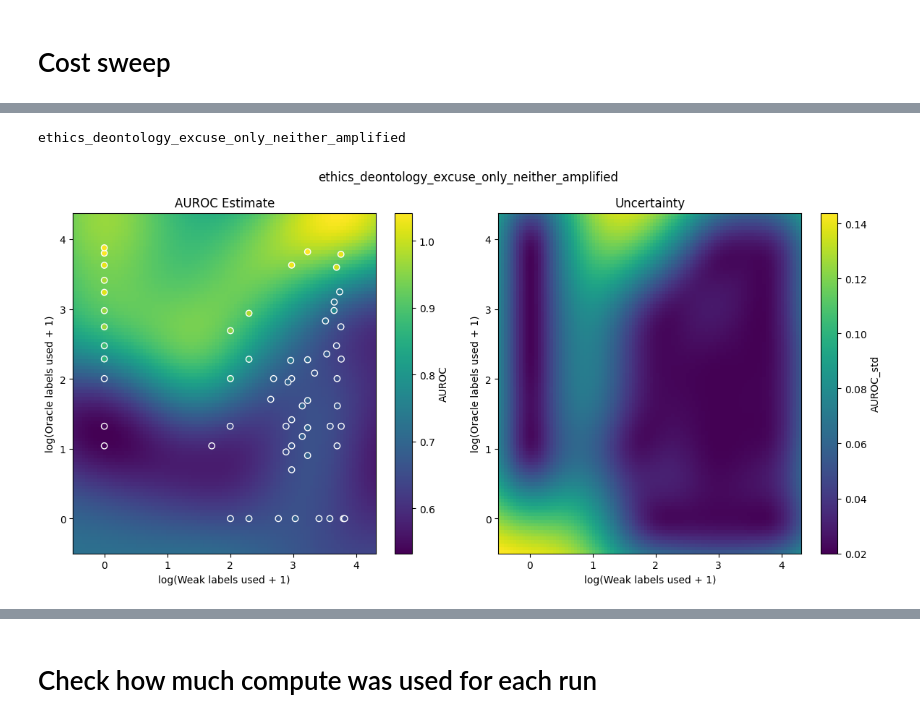
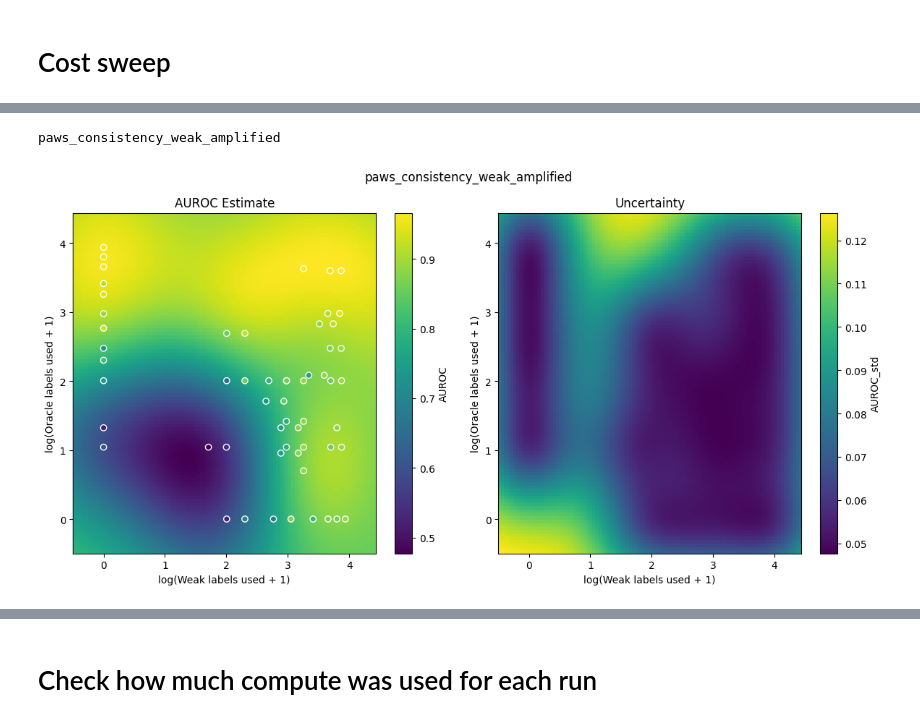
Before and after one commit to EleutherAI/scalable-elicitation, a Jupyter notebook: analysis.ipynb, the cells around one changed output, grey strips where cells are left out. Drawn from its saved outputs; the diff is of its cells as text; code cells hidden in the pictures.

```diff
--- a/analysis.ipynb
+++ b/analysis.ipynb
@@ -189,35 +0,0 @@ KeyError: 'num_oracle'
-# %%
-import pandas as pd
-import json
-from pathlib import Path
-from collections import defaultdict
-
-root = Path("/mnt/ssd-1/alexm/w2s/results/amazon_polarity_title_only/")
-globs = ["am_title_online_sampling_s1_*", "am_title_temp0.25_s3_*", "am_title_temp0.7_s3_*", "am_title_debug_*", "am_title_newseed_*", "am_title_newseed2_*", "am_title_online_sampling_s2_*", "am_title_online_sampling_s2_*1"] #"am_title_one_epoch_*"]
-
-def remove_large_entries(r):
-    r = r.copy()
-    for k in {"weak_soft_labels", "ids", "oracle_ids", "calibrated_logodds", "gt_soft_labels"}:
-        if k in r:
-            del r[k]
-    return r
-
-
-datas = []
-for glob in globs:
-    subdirs = root.glob(glob)
-
-    for subdir in subdirs:
-        try:
-            data = remove_large_entries(json.load((subdir / "results.json").open()))
-            cfg = json.load((subdir / "config.json").open())
-            data.update(cfg)
-            data["cfg"] = cfg
-            data.update({"method": subdir.name})
-            print(subdir)
-        except FileNotFoundError:
-            print(f"missing {subdir}")
-            continue
-
-        datas.append(data)
-df = pd.DataFrame(datas)
@@ -257,6 +0,0 @@ plt.tight_layout()
-# %%
-sorted_df = df.sort_values("auroc", ascending=False)
-for i, row in sorted_df.iloc[:5].iterrows():
-    print(row["name"], row["auroc"])
-    # cfg_str = json.dumps(row["cfg"], indent=2)
-    # print(cfg_str, "\n\n\n\n\n\n")
@@ -589,7 +244,8 @@ import matplotlib.pyplot as plt
 from sklearn.gaussian_process import GaussianProcessRegressor
 from sklearn.gaussian_process.kernels import RBF, WhiteKernel
 
-ds_name = np.random.choice(df["ds_name"].unique())
+ds_name = "paws_consistency_weak_amplified"
+# ds_name = np.random.choice(df["ds_name"].unique())
 print(ds_name)
 # sweep_name = np.random.choice(["seq_sft", "salience_cfg0"])
 # plot_df = df[(df["ds_name"] == ds_name) & (df["sweep_name"] == sweep_name)]
@@ -616,35 +272,35 @@ gp.fit(X, y)
 x_range = np.linspace(X[:, 0].min() - 0.5, X[:, 0].max() + 0.5, 100)
 y_range = np.linspace(X[:, 1].min() - 0.5, X[:, 1].max() + 0.5, 100)
 xx, yy = np.meshgrid(x_range, y_range)
 Xgrid = np.vstack([xx.ravel(), yy.ravel()]).T
 
 # Predict on the grid
 Z, Z_std = gp.predict(Xgrid, return_std=True)  # type: ignore
 Z, Z_std = Z.reshape(xx.shape), Z_std.reshape(xx.shape)
 
 # Plot
 fig, axs = plt.subplots(1, 2, figsize=(12, 6))
 ax = axs[0]
 im = ax.imshow(Z, extent=[x_range.min(), x_range.max(), y_range.min(), y_range.max()],
                origin='lower', aspect='auto', cmap='viridis')
 ax.scatter(X[:, 0], X[:, 1], c=y, cmap='viridis', edgecolors='w')
 plt.colorbar(im, label='AUROC')
 ax.set_xlabel(reparam.format(x="Weak labels used"))
 ax.set_ylabel(reparam.format(x="Oracle labels used"))
 ax.set_title("AUROC Estimate")
 ax = axs[1]
 im = ax.imshow(Z_std, extent=[x_range.min(), x_range.max(), y_range.min(), y_range.max()],
                origin='lower', aspect='auto', cmap='viridis')
 plt.colorbar(im, label='AUROC_std')
 ax.set_xlabel(reparam.format(x="Weak labels used"))
 ax.set_ylabel(reparam.format(x="Oracle labels used"))
 ax.set_title("Uncertainty")
 plt.suptitle(f"{ds_name}")
 plt.tight_layout()
 plt.show()
 # %% [output]
-ethics_deontology_excuse_only_neither_amplified
+paws_consistency_weak_amplified
-[figure, old version]
+[figure, new version]
 # %%
 oracle_affordable = 5000  # if you spent your whole budget on oracle, how many oracle labels could you afford?
 weak_affordable = 3000
```
Also changed, not shown: parts of 42 cells of this notebook, 7 other files.
